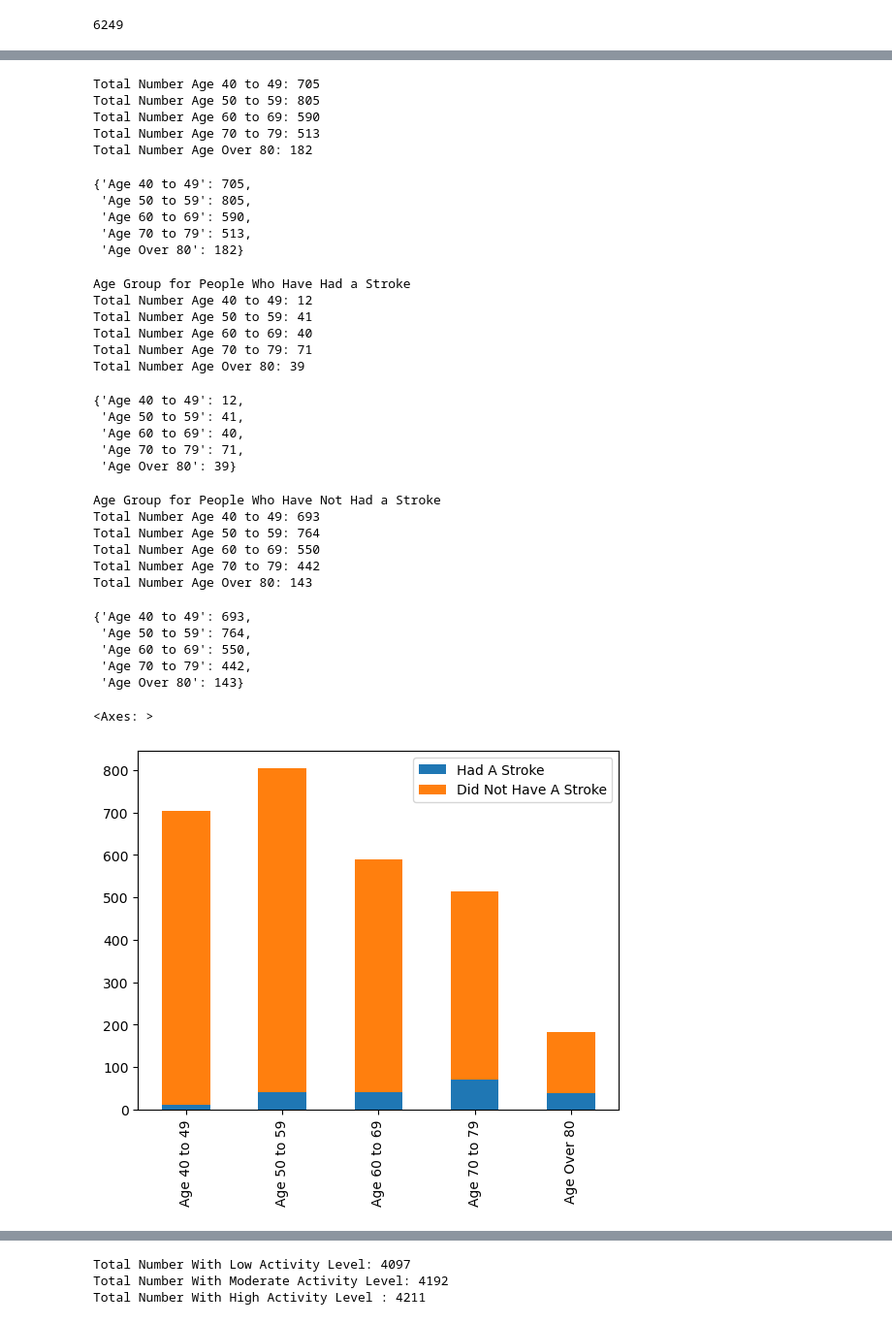
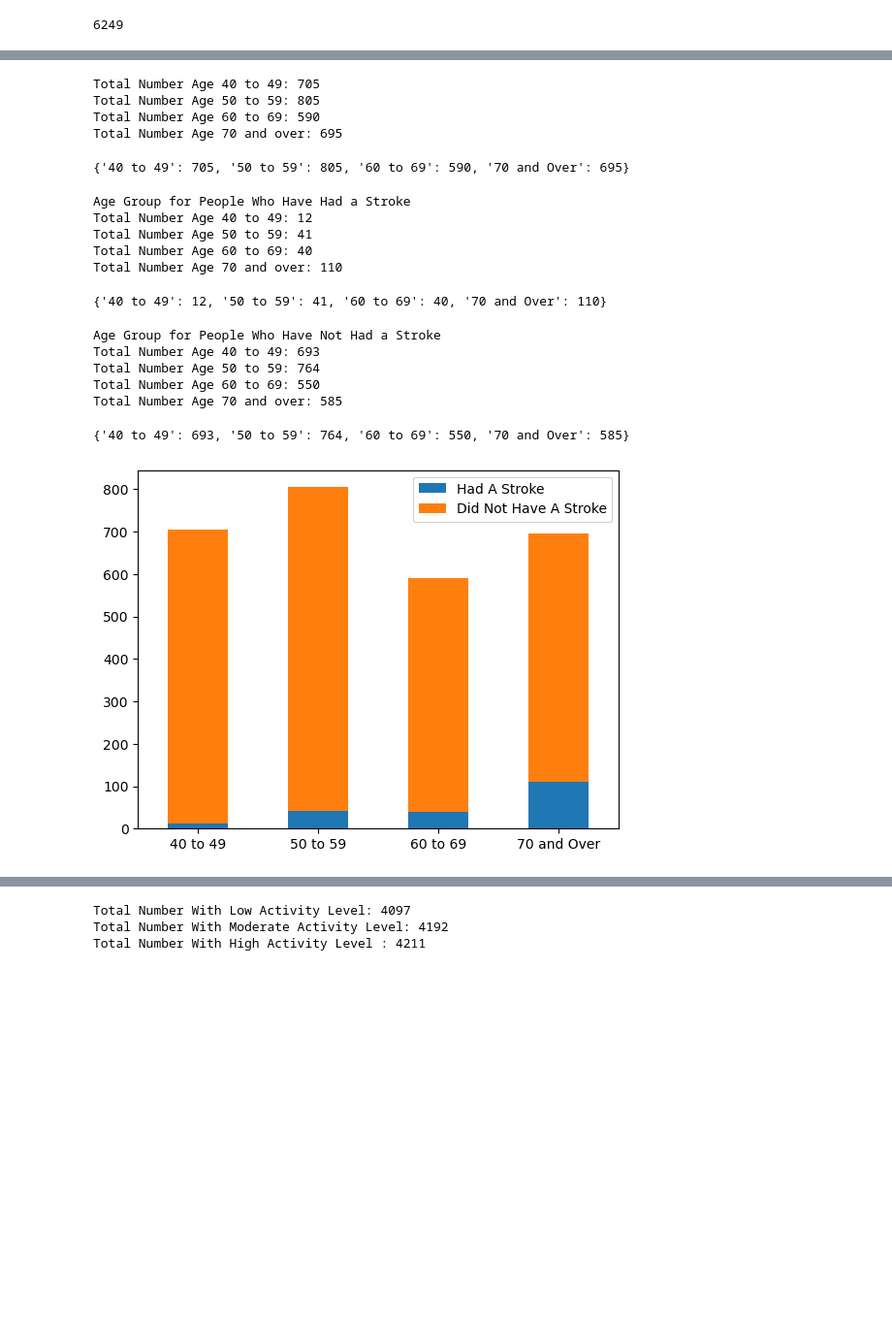
Before and after one commit to eeneedles/group-two-project-one, a Jupyter notebook: test_code_em.ipynb, the cells around one changed output, grey strips where cells are left out. Shown at 97% size. Drawn from its saved outputs; the diff is of its cells as text; code cells hidden in the pictures; blank space fills up the shorter version.

```diff
--- a/test_code_em.ipynb
+++ b/test_code_em.ipynb
@@ -280,25 +255,20 @@ def print_age(df):
     sixty_somethings = df.loc[(df['age'] > 59) & (df['age'] < 70), 'id']
     sixty_somethings.count()
 
-# Find total number of people in the 70-79 age range (Health_Care)
-    seventy_somethings = df.loc[(df['age'] > 69) & (df['age'] < 80), 'id']
-    seventy_somethings.count()
-
-# Find total number of people in the 80 and over age range (Health_Care)
-    eighty_and_overs = df.loc[(df['age'] > 79), 'id']
-    eighty_and_overs.count()
+# Find total number of people in the 70 and over age range (Health_Care)
+    seventy_and_overs = df.loc[(df['age'] > 69), 'id']
+    seventy_and_overs.count()
 
     print(f'Total Number Age 40 to 49: {fourty_somethings.count()}')
     print(f'Total Number Age 50 to 59: {fifty_somethings.count()}')
     print(f'Total Number Age 60 to 69: {sixty_somethings.count()}')
-    print(f'Total Number Age 70 to 79: {seventy_somethings.count()}')
-    print(f'Total Number Age Over 80: {eighty_and_overs.count()}')
+    print(f'Total Number Age 70 and over: {seventy_and_overs.count()}')
+
     return {
-       'Age 40 to 49': fourty_somethings.count(),
-       'Age 50 to 59': fifty_somethings.count(),
-       'Age 60 to 69': sixty_somethings.count(),
-       'Age 70 to 79': seventy_somethings.count(),
-       'Age Over 80': eighty_and_overs.count(),
+       '40 to 49': fourty_somethings.count(),
+       '50 to 59': fifty_somethings.count(),
+       '60 to 69': sixty_somethings.count(),
+       '70 and Over': seventy_and_overs.count(),
     }
 
 # Set variable for data from all age groups
@@ -308,13 +278,8 @@ all_ages
 Total Number Age 40 to 49: 705
 Total Number Age 50 to 59: 805
 Total Number Age 60 to 69: 590
-Total Number Age 70 to 79: 513
-Total Number Age Over 80: 182
+Total Number Age 70 and over: 695
-{'Age 40 to 49': 705,
- 'Age 50 to 59': 805,
- 'Age 60 to 69': 590,
- 'Age 70 to 79': 513,
- 'Age Over 80': 182}
+{'40 to 49': 705, '50 to 59': 805, '60 to 69': 590, '70 and Over': 695}
 # %%
 # Find number of people in each age group who have had a stroke (Health_Care)
 print("Age Group for People Who Have Had a Stroke")
@@ -325,13 +290,8 @@ Age Group for People Who Have Had a Stroke
 Total Number Age 40 to 49: 12
 Total Number Age 50 to 59: 41
 Total Number Age 60 to 69: 40
-Total Number Age 70 to 79: 71
-Total Number Age Over 80: 39
+Total Number Age 70 and over: 110
-{'Age 40 to 49': 12,
- 'Age 50 to 59': 41,
- 'Age 60 to 69': 40,
- 'Age 70 to 79': 71,
- 'Age Over 80': 39}
+{'40 to 49': 12, '50 to 59': 41, '60 to 69': 40, '70 and Over': 110}
 # %%
 # Find number of people in each age group who have not had a stroke (Health_Care)
 print("Age Group for People Who Have Not Had a Stroke")
@@ -342,26 +302,24 @@ Age Group for People Who Have Not Had a Stroke
 Total Number Age 40 to 49: 693
 Total Number Age 50 to 59: 764
 Total Number Age 60 to 69: 550
-Total Number Age 70 to 79: 442
-Total Number Age Over 80: 143
+Total Number Age 70 and over: 585
-{'Age 40 to 49': 693,
- 'Age 50 to 59': 764,
- 'Age 60 to 69': 550,
- 'Age 70 to 79': 442,
- 'Age Over 80': 143}
+{'40 to 49': 693, '50 to 59': 764, '60 to 69': 550, '70 and Over': 585}
 # %%
 # Gather keys for bar graph showing strokes per age group
 age_index = list(all_ages.keys())
 
 # Gather values for bar graph showing strokes per age group
 age_data = {
     'Had A Stroke': list(stroke_age.values()),
     'Did Not Have A Stroke': list(no_stroke_age.values())
 }
 
 # Plot stacked bar graph
 age_df = pd.DataFrame(age_data, index = age_index)
 age_df.plot.bar(stacked=True)
+plt.xticks(rotation=360)
+
+# Save the figure
+plt.savefig("Resources\Age.png")
 # %% [output]
-<Axes: >
-[figure, old version]
+[figure, new version]
```
Also changed, not shown: parts of 27 cells of this notebook, 5 other files.
